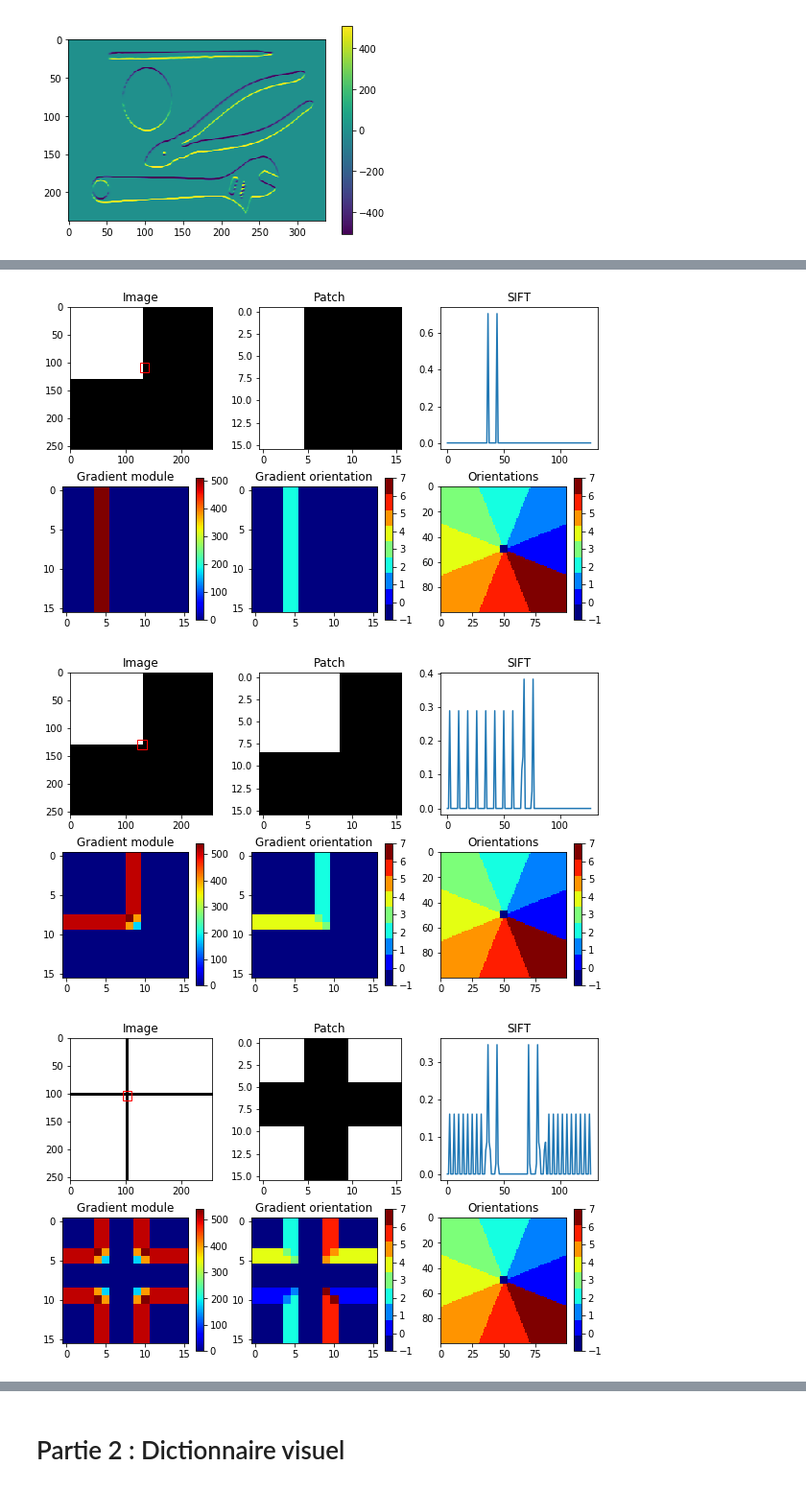
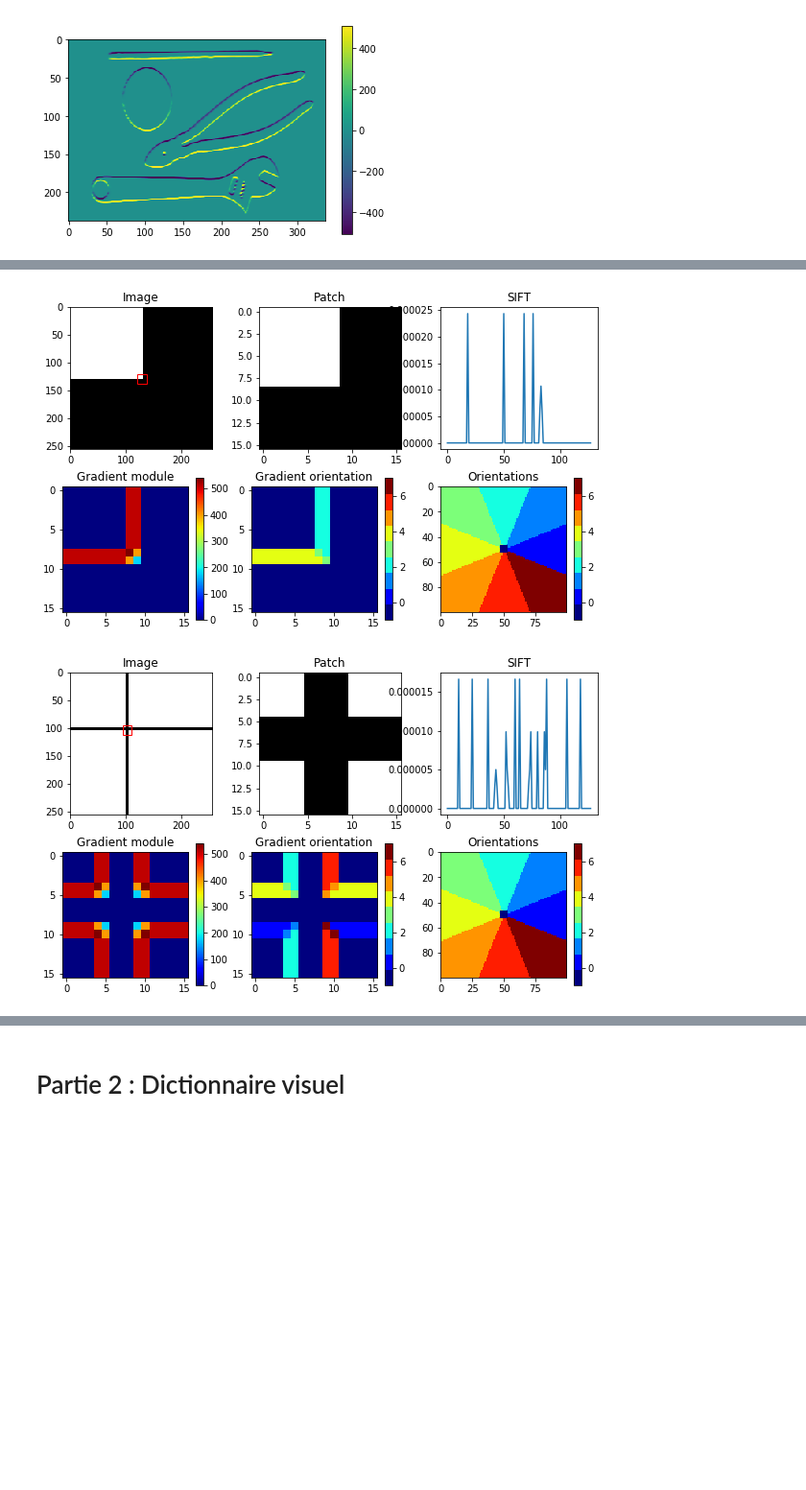
Before and after one commit to ATidiane/RDFIA, a Jupyter notebook: TMEs/tp1-2/TP1-2.ipynb, the cells around one changed output, grey strips where cells are left out. Shown at 96% size. Saved outputs shown, nothing was run; the diff lists cells and outputs as text; code cells hidden in the pictures; blank space fills up the shorter version.

```diff
--- a/TMEs/tp1-2/TP1-2.ipynb
+++ b/TMEs/tp1-2/TP1-2.ipynb
@@ -19,8 +19,8 @@ plt.imshow(I)
 def compute_grad(I):
     """
     """
-    ha = np.array([1/4, 1/2, 1/4])
-    hb = np.array([-4, 0, 4])
+    ha = np.array([1/2, 1, 1/2])
+    hb = np.array([-1, 0, 1])
     Ix = conv_separable(I, hb, ha)
     Iy = conv_separable(I, ha, hb)
 
@@ -42,7 +42,7 @@ def compute_grad_mod_ori(I):
     """
     """
     Ix, Iy = compute_grad(I)
-    Gm = np.sqrt(Ix**2 + Iy**2)
+    Gm = np.sqrt((Ix**2 + Iy**2))
     Go = compute_grad_ori(Ix, Iy, Gm)
     return Gm, Go
 # %%
@@ -52,27 +52,32 @@ def compute_sift_region(Gm, Go, mask=None):
     # TODO
     # Note: to apply the mask only when given, do:
     sift_size = 128
+    patch_size = 16
+    sr_size = 4
     Gm_pond = Gm
     if mask is not None:
         Gm_pond = Gm * mask
 
     P_enc  = []
-    for srm, sro in zip(Gm_pond, Go):
-        for k in range(8):
-            ind_k = np.where(sro == k)
-            P_enc.append(srm[ind_k].sum())
+    for i in range(0, patch_size, sr_size):
+        for j in range(0, patch_size, sr_size):
+            for k in range(8):
+                srm = Gm[i:i+sr_size, j:j+sr_size]
+                sro = Go[i:i+sr_size, j:j+sr_size]
+                ind_k = np.where(sro == k)
+                P_enc.append(srm[ind_k].sum())
 
     # Post processing
     if np.linalg.norm(P_enc) < 0.5:
         return np.zeros(sift_size)
     else:
-        P_enc /= np.linalg.norm(P_enc)
+        norm = np.linalg.norm(P_enc, ord=2)
+        P_enc /= norm
         # Indices where value is superior to zeros.deux
         ind_szd = np.where(P_enc > 0.2)[0]
-
         if len(ind_szd) > 0:
             P_enc[ind_szd] = 0.2
-            P_enc /= np.linalg.norm(P_enc)
+            P_enc /= norm
 
     return P_enc
 # %%
@@ -80,7 +85,6 @@ def compute_sift_region(Gm, Go, mask=None):
 # set gausm to True to apply mask weighting of gradients
 display_sift_region(I, compute_grad_mod_ori, compute_sift_region, x=200, y=78, gausm=False)
 display_sift_region(marche_im(), compute_grad_mod_ori, compute_sift_region, x=100, y=125, gausm=False)
-display_sift_region(marche_im(), compute_grad_mod_ori, compute_sift_region, x=100, y=125, gausm=False)
 display_sift_region(marche_im(), compute_grad_mod_ori, compute_sift_region, x=125, y=100, gausm=False)
 display_sift_region(marche_im(), compute_grad_mod_ori, compute_sift_region, x=121, y=121, gausm=False)
 display_sift_region(toy_im(),    compute_grad_mod_ori, compute_sift_region, x=95, y=95, gausm=False)
@@ -91,3 +95,2 @@ display_sift_region(toy_im(),    compute_grad_mod_ori, compute_sift_region, x=95
-[figure, old version]
+[figure, new version]
-[figure, old version]
+[figure, new version]
-[figure, removed]
```
Also changed, not shown: parts of 1 cell of this notebook, 1 other file.
